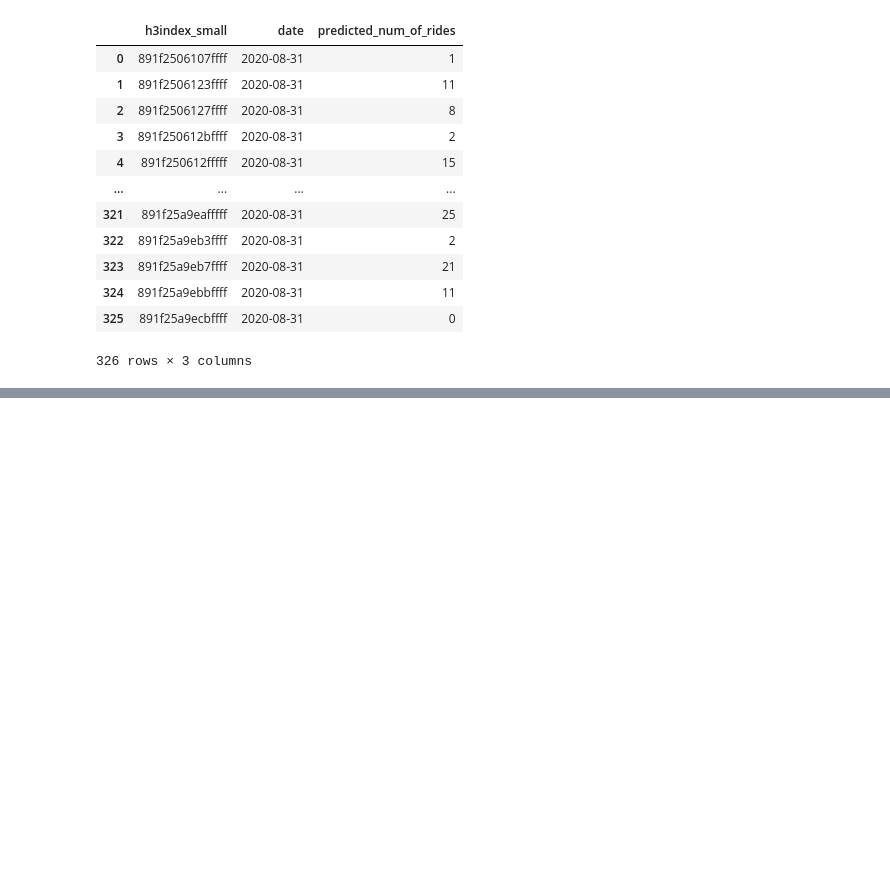
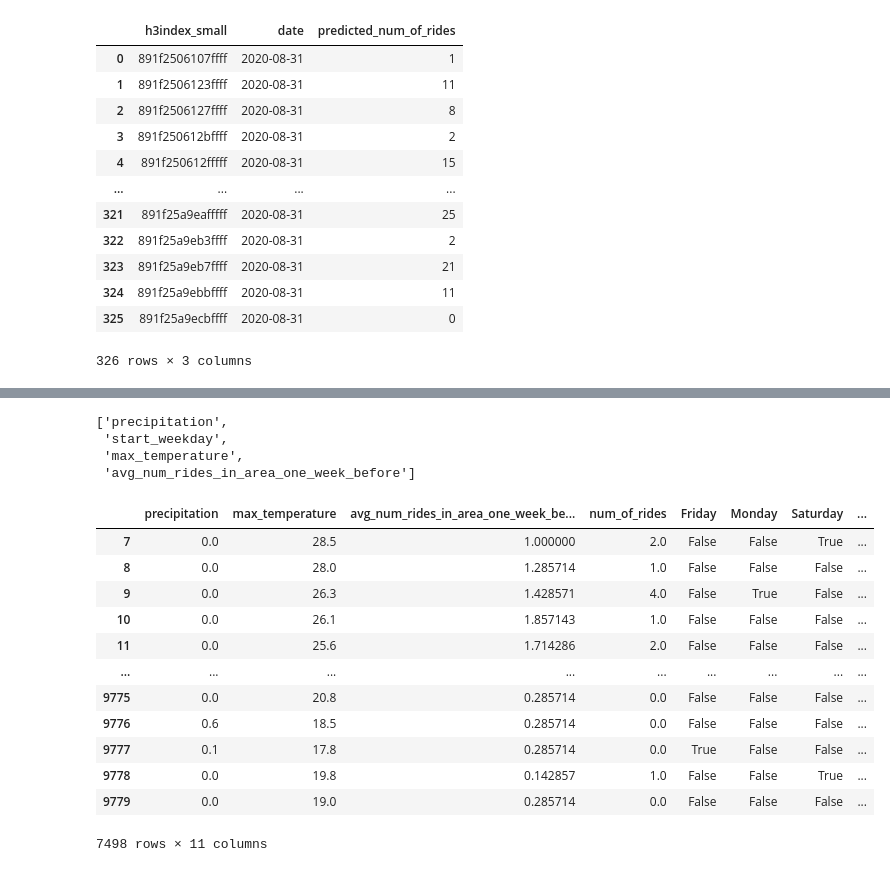
Before and after one commit to logro003/demand-fc, a Jupyter notebook: notebooks/testing_code.ipynb, the cells around one changed output, grey strips where cells are left out. Drawn from its saved outputs; the diff is of its cells as text; code cells hidden in the pictures; blank space fills up the shorter version.

```diff
--- a/notebooks/testing_code.ipynb
+++ b/notebooks/testing_code.ipynb
@@ -230,0 +249,40 @@ INFO:root:Made predictions
+# %%
+from app import config
+target_variable = config.MODEL_CONFIG['target']
+features = config.MODEL_CONFIG['features']
+features
+# %% [output]
+['precipitation',
+ 'start_weekday',
+ 'max_temperature',
+ 'avg_num_rides_in_area_one_week_before']
+# %%
+from sklearn.model_selection import train_test_split
+from sklearn.metrics import mean_squared_error, r2_score, mean_absolute_error
+from sklearn.model_selection import cross_val_score
+from sklearn.model_selection import RepeatedKFold
+
+all_feature_df = df_with_features[df_with_features.avg_num_rides_in_area_one_week_before.notna()]
+
+columns = features.copy()
+columns.append(target_variable)
+model_df = all_feature_df[columns].copy()
+
+dummy_df = pd.get_dummies(model_df['start_weekday'])
+model_df = pd.concat([model_df, dummy_df], axis=1)
+model_df.drop(columns=['start_weekday'], inplace=True)
+model_df
+# %% [output]
+|  | precipitation | max_temperature | avg_num_rides_in_area_one_week_be... | num_of_rides | Friday | Monday | Saturday | ... |
+| 7 | 0.0 | 28.5 | 1.000000 | 2.0 | False | False | True | ... |
+| 8 | 0.0 | 28.0 | 1.285714 | 1.0 | False | False | False | ... |
+| 9 | 0.0 | 26.3 | 1.428571 | 4.0 | False | True | False | ... |
+| 10 | 0.0 | 26.1 | 1.857143 | 1.0 | False | False | False | ... |
+| 11 | 0.0 | 25.6 | 1.714286 | 2.0 | False | False | False | ... |
+| ... | ... | ... | ... | ... | ... | ... | ... | ... |
+| 9775 | 0.0 | 20.8 | 0.285714 | 0.0 | False | False | False | ... |
+| 9776 | 0.6 | 18.5 | 0.285714 | 0.0 | False | False | False | ... |
+| 9777 | 0.1 | 17.8 | 0.285714 | 0.0 | True | False | False | ... |
+| 9778 | 0.0 | 19.8 | 0.142857 | 1.0 | False | False | True | ... |
+| 9779 | 0.0 | 19.0 | 0.285714 | 0.0 | False | False | False | ... |
+7498 rows × 11 columns
```
Also changed, not shown: parts of 7 cells of this notebook, 11 other files.
